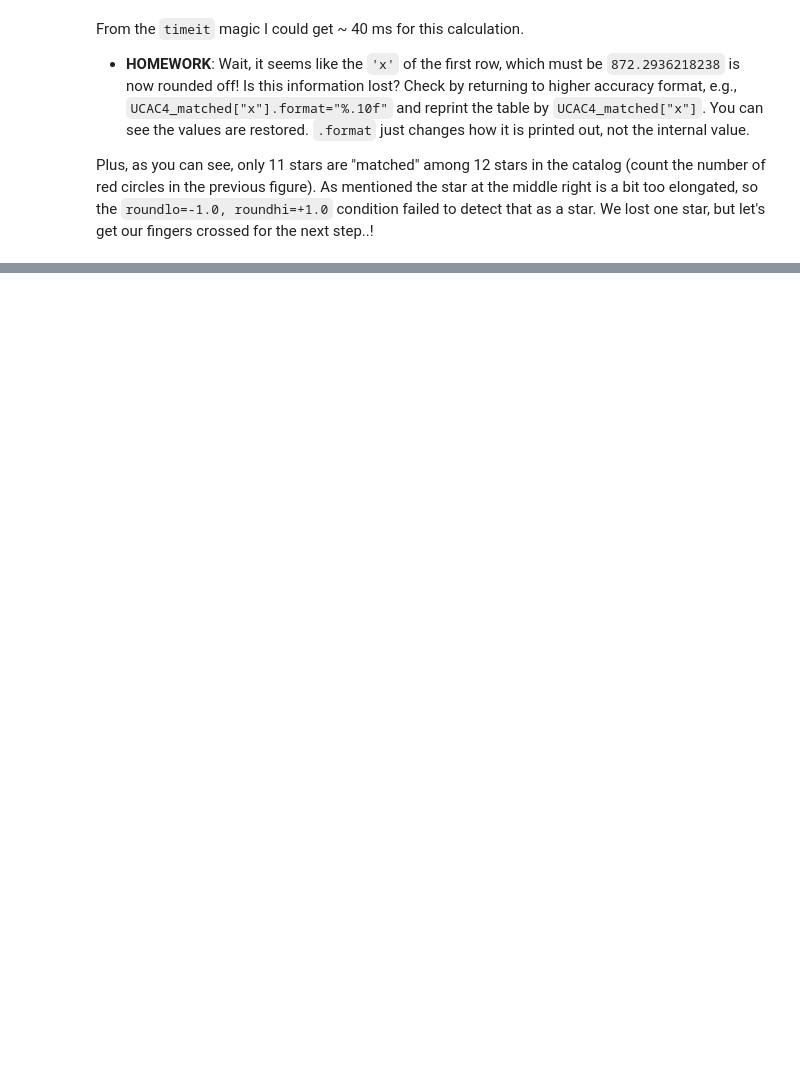
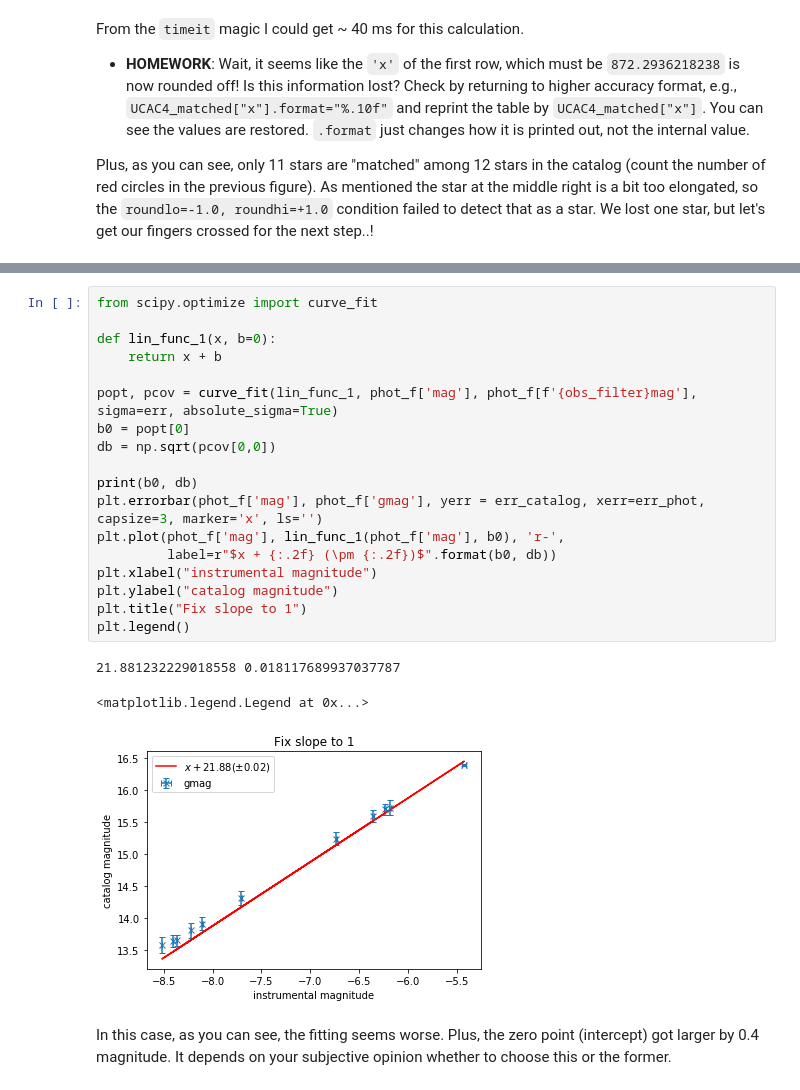
Before and after one commit to ysBach/AO_2018, a Jupyter notebook: Python_Photometry.ipynb, the cells around one changed output, grey strips where cells are left out. Drawn from its saved outputs; the diff is of its cells as text; blank space fills up the shorter version.

```diff
--- a/Python_Photometry.ipynb
+++ b/Python_Photometry.ipynb
@@ -664,0 +833,24 @@ NameError: name 'n_ap' is not defined
+# %%
+from scipy.optimize import curve_fit
+
+def lin_func_1(x, b=0):
+    return x + b
+
+popt, pcov = curve_fit(lin_func_1, phot_f['mag'], phot_f[f'{obs_filter}mag'], sigma=err, absolute_sigma=True)
+b0 = popt[0]
+db = np.sqrt(pcov[0,0])
+
+print(b0, db)
+plt.errorbar(phot_f['mag'], phot_f['gmag'], yerr = err_catalog, xerr=err_phot, capsize=3, marker='x', ls='')
+plt.plot(phot_f['mag'], lin_func_1(phot_f['mag'], b0), 'r-',
+         label=r"$x + {:.2f} (\pm {:.2f})$".format(b0, db))
+plt.xlabel("instrumental magnitude")
+plt.ylabel("catalog magnitude")
+plt.title("Fix slope to 1")
+plt.legend()
+# %% [output]
+21.881232229018558 0.018117689937037787
+<matplotlib.legend.Legend at 0x...>
+[figure, added]
+# %% [markdown]
+In this case, as you can see, the fitting seems worse. Plus, the zero point (intercept) got larger by 0.4 magnitude. It depends on your subjective opinion whether to choose this or the former.
```
Also changed, not shown: parts of 16 cells of this notebook.
